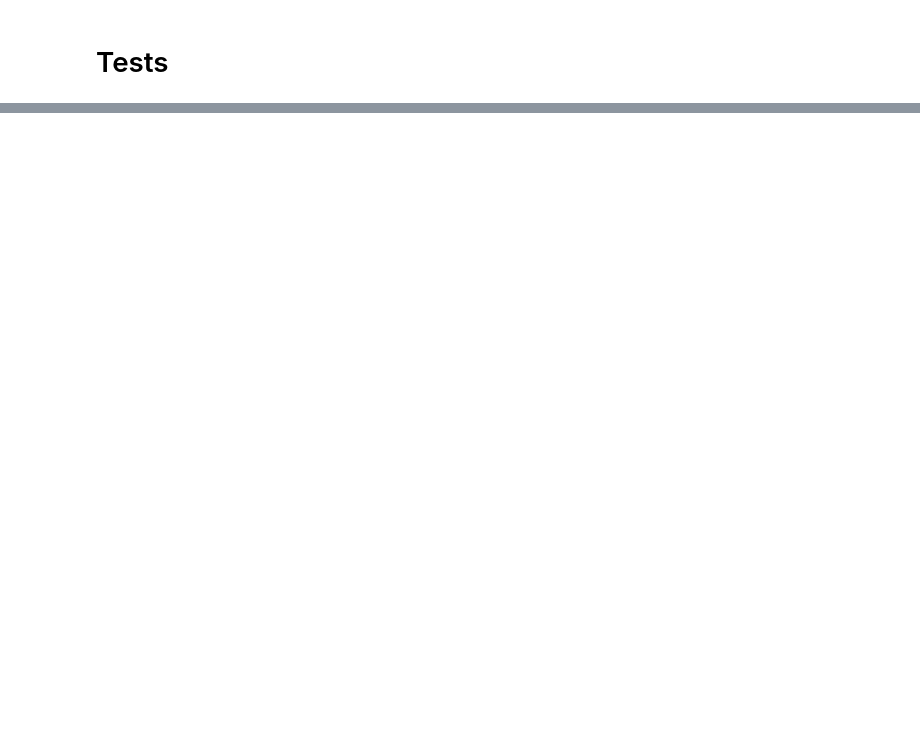
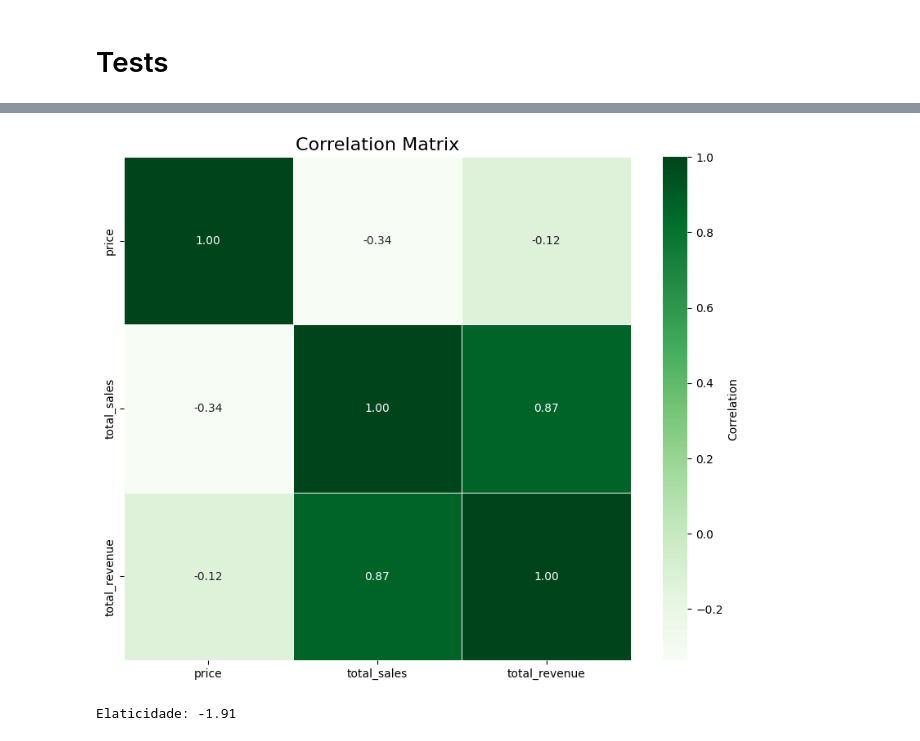
Before and after one commit to jvictorjordao/Projeto-BiblioTech-Insights, a Jupyter notebook: EDA.ipynb, the cells around one changed output, grey strips where cells are left out. Cells and saved outputs as stored; diff of their text form; code cells hidden in the pictures; blank space fills up the shorter version.

```diff
--- a/EDA.ipynb
+++ b/EDA.ipynb
@@ -593,0 +594,2 @@ plot_top_quartile_and_sales(df_ratings, 'total_revenue', 'rating_mean')
+# %%
+sales_total['award_winner'] = sales_total['award_name'].notnull().astype(int)
@@ -612,0 +652,18 @@ sales_total.head(3)
+# %%
+# Now, lets see the correlation between the ratings and the sales
+correlation_matrix = sales_total[['price', 'total_sales', 'total_revenue']].corr(method='pearson')
+
+plt.figure(figsize=(10, 8))
+sns.heatmap(
+    correlation_matrix,
+    annot=True,
+    fmt=".2f",
+    cmap='Greens',
+    cbar_kws={'label':'Correlation'},
+    linewidths=0.5
+)
+
+plt.title('Correlation Matrix', fontsize=16)
+plt.show()
+# %% [output]
+[figure, added]
@@ -612,0 +677,8 @@ sales_total.head(3)
+# %%
+X = sm.add_constant(test['log_price'])
+model = sm.OLS(test['log_sales'], X).fit()
+elasticidade = model.params['log_price']
+
+print(f'Elaticidade: {elasticidade:.2f}')
+# %% [output]
+Elaticidade: -1.91
```
Also changed, not shown: parts of 11 cells of this notebook.
